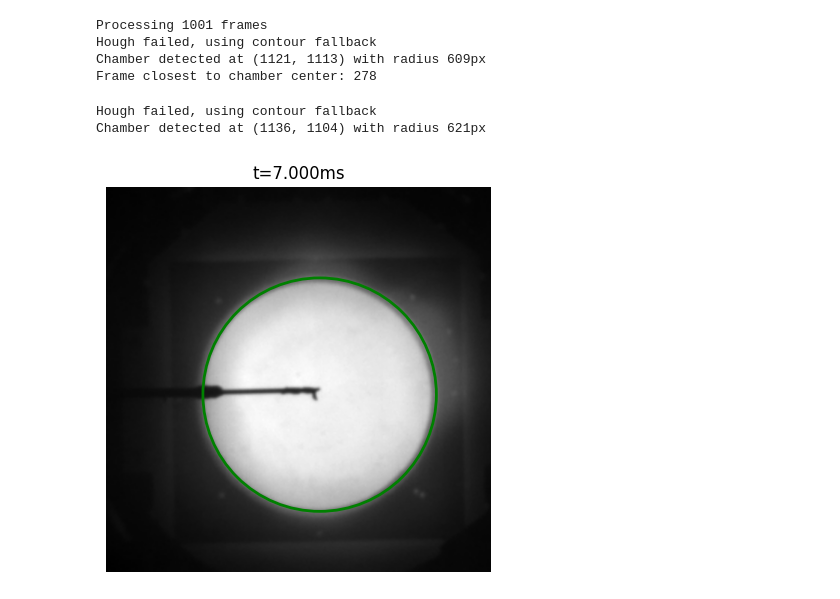
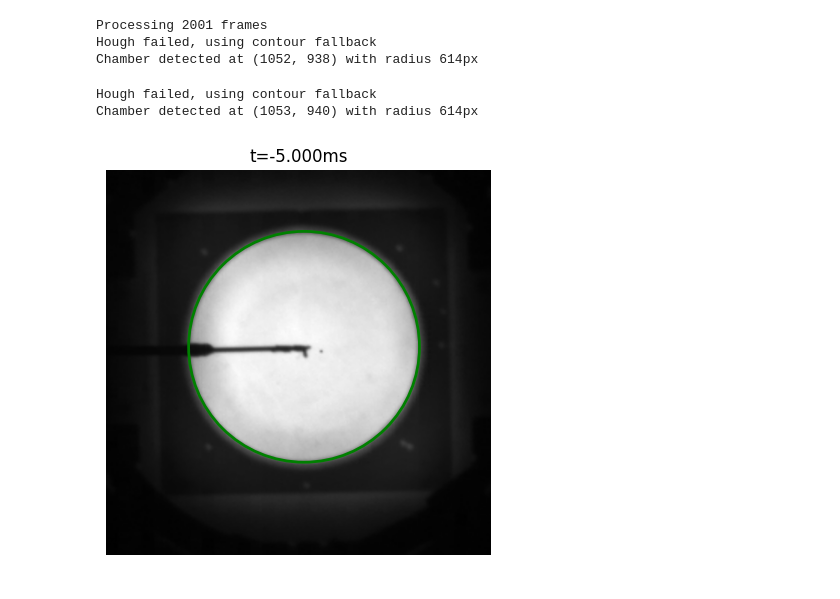
Before and after one commit to hjia94/data-analysis, a Jupyter notebook: object_tracking/fastcam_test.ipynb, the cells around one changed output. Cells and saved outputs as stored; diff of their text form; code cells hidden in the pictures.

```diff
--- a/object_tracking/fastcam_test.ipynb
+++ b/object_tracking/fastcam_test.ipynb
@@ -12,11 +12,11 @@ from pathlib import Path
 from read_cine import read_cine, convert_cine_to_avi
 from track_object import track_object, detect_chamber, update_tracking_result, show_tracking_results
 # %%
-cine_path = r"E:\good_data\He3kA_B250G500G_pl0t20_uw15t45_P24\Y20241101_P24_z13_x40_y0@100_020.cine"
+cine_path = r"E:\good_data\kapton\20241217\Y20241217_He5kA_B310G650G_pl0t20_uw15t45_060.cine"
 avi_path = cine_path.replace('.cine', '.avi')
 
 tarr, frarr, dt = read_cine(cine_path)
 
-# convert_cine_to_avi(frarr, avi_path)
+convert_cine_to_avi(frarr, avi_path)
 # %% [output]
 Reading .cine file...
@@ -27,40 +39,39 @@ Done reading .cine file (3.6 s)
 # %%
 parr, frarr, cf = track_object(avi_path)
 # %% [output]
-Processing 1001 frames
+Processing 2001 frames
 Hough failed, using contour fallback
-Chamber detected at (1121, 1113) with radius 609px
-Frame closest to chamber center: 278
+Chamber detected at (1052, 938) with radius 614px
 # %%
-frame_num = 640
+frame_num = 950
 
 cap = cv2.VideoCapture(avi_path)
 cap.set(cv2.CAP_PROP_POS_FRAMES, frame_num)
 ret, frame = cap.read()
 if not ret:
     raise ValueError(f"Could not read frame")
 
 # Detect chamber
 (cx, cy), chamber_radius = detect_chamber(frame)
 
 total_frames = int(cap.get(cv2.CAP_PROP_FRAME_COUNT))
 
 # Display the original frame
 plt.figure(figsize=(15, 5))
 plt.imshow(cv2.cvtColor(frame, cv2.COLOR_BGR2RGB))
 
 # Draw the chamber as a circle
 chamber_circle = plt.Circle((cx, cy), chamber_radius, fill=False, color='green', linewidth=2)
 plt.gca().add_patch(chamber_circle)
 
 plt.title(f"t={tarr[frame_num] * 1e3:.3f}ms")
 plt.axis('off')
 
 cap.release()
 # %% [output]
 Hough failed, using contour fallback
-Chamber detected at (1136, 1104) with radius 621px
+Chamber detected at (1053, 940) with radius 614px
-[figure, old version]
+[figure, new version]
 # %%
 v = 9.8*np.sqrt(2*1/9.8) # velocity at center of chamber in m/s
 
```
Also changed, not shown: parts of 3 cells of this notebook.
